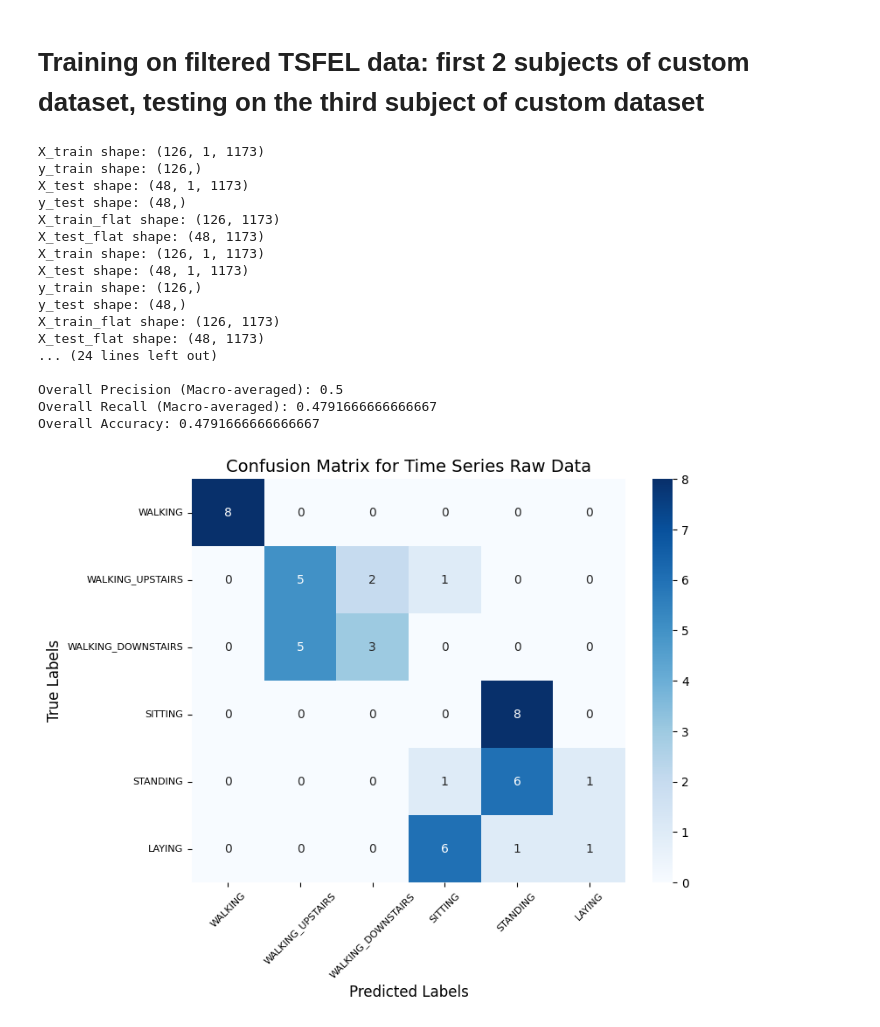
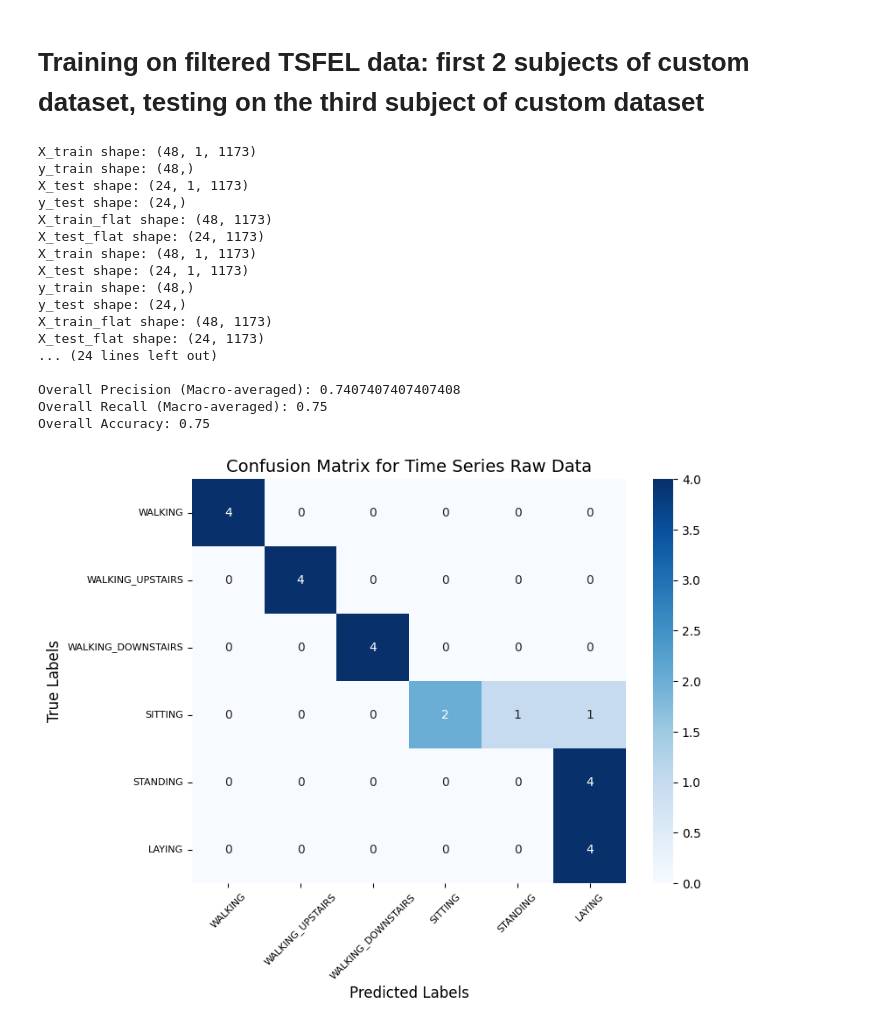
Before and after one commit to Karan-Gandhi/ES335-Assignment-1, a Jupyter notebook: task4_final.ipynb, the cells around one changed output. Saved outputs shown, nothing was run; the diff lists cells and outputs as text; code cells hidden in the pictures.

Commit message:
minor change in task4 ntbk

```diff
--- a/task4_final.ipynb
+++ b/task4_final.ipynb
@@ -368,10 +368,9 @@ def load_tsfel_dataset(base_dir, dataset_type):
 
     return data, labels_encoded
 
-base_dir1 = 'Datasets/TSFEL_3axes_allfeatures'
-base_dir2 = 'Datasets/task4_datacollection/TSFEL_dataset'
-X_train, y_train = load_tsfel_dataset(base_dir1, 'Train')
-X_test, y_test = load_tsfel_dataset(base_dir2, 'Train')
+base_dir = 'Datasets/task4_datacollection/TSFEL_dataset'
+X_train, y_train = load_tsfel_dataset(base_dir, 'Train')
+X_test, y_test = load_tsfel_dataset(base_dir, 'Test')
 
 print("X_train shape:", X_train.shape)
 print("y_train shape:", y_train.shape)
@@ -408,46 +407,46 @@ recall = recall_score(y_test, y_pred, average=None)
 
 print("Precision, Recall, and Accuracy for each class:")
 for i, class_label in enumerate(sorted(classes.keys())):
     class_accuracy = accuracy_score(y_test == class_label, y_pred == class_label)
     print(f"Class {classes[class_label]}: Precision = {precision[i]:.4f}, Recall = {recall[i]:.4f}, Accuracy = {class_accuracy:.4f}")
 
 precision_macro = precision_score(y_test, y_pred, average='macro')
 recall_macro = recall_score(y_test, y_pred, average='macro')
 
 print(f"\nOverall Precision (Macro-averaged): {precision_macro}")
 print(f"Overall Recall (Macro-averaged): {recall_macro}")
 accuracy = accuracy_score(y_test, y_pred)
 print(f"Overall Accuracy: {accuracy}")
 
 conf_matrix = confusion_matrix(y_test, y_pred)
 plt.figure(figsize=(8, 6))
 sns.heatmap(conf_matrix, annot=True, fmt='d', cmap='Blues',
             xticklabels=[classes[i] for i in sorted(classes.keys())],
             yticklabels=[classes[i] for i in sorted(classes.keys())])
 
 plt.xticks(fontsize=8, rotation=45)
 plt.yticks(fontsize=8)
 plt.xlabel('Predicted Labels', fontsize=12)
 plt.ylabel('True Labels', fontsize=12)
 plt.title('Confusion Matrix for Time Series Raw Data', fontsize=14)
 
 plt.show()
 # %% [output]
-X_train shape: (126, 1, 1173)
-y_train shape: (126,)
-X_test shape: (48, 1, 1173)
-y_test shape: (48,)
-X_train_flat shape: (126, 1173)
-X_test_flat shape: (48, 1173)
-X_train shape: (126, 1, 1173)
-X_test shape: (48, 1, 1173)
-y_train shape: (126,)
-y_test shape: (48,)
-X_train_flat shape: (126, 1173)
-X_test_flat shape: (48, 1173)
+X_train shape: (48, 1, 1173)
+y_train shape: (48,)
+X_test shape: (24, 1, 1173)
+y_test shape: (24,)
+X_train_flat shape: (48, 1173)
+X_test_flat shape: (24, 1173)
+X_train shape: (48, 1, 1173)
+X_test shape: (24, 1, 1173)
+y_train shape: (48,)
+y_test shape: (24,)
+X_train_flat shape: (48, 1173)
+X_test_flat shape: (24, 1173)
 ... (24 lines left out)
 
-Overall Precision (Macro-averaged): 0.5
-Overall Recall (Macro-averaged): 0.4791666666666667
-Overall Accuracy: 0.4791666666666667
+Overall Precision (Macro-averaged): 0.7407407407407408
+Overall Recall (Macro-averaged): 0.75
+Overall Accuracy: 0.75
-[figure, old version]
+[figure, new version]
```
